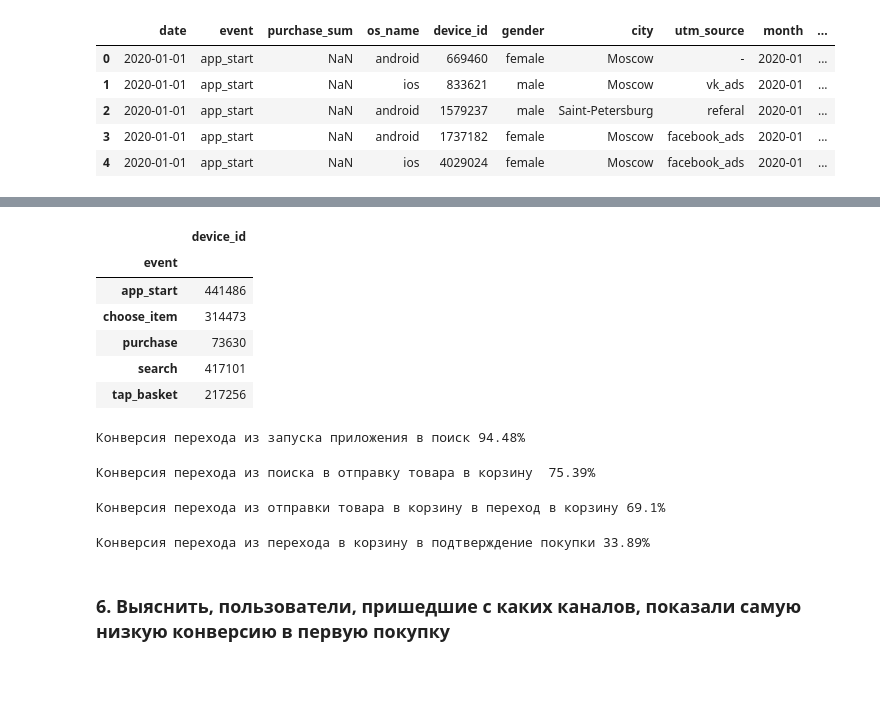
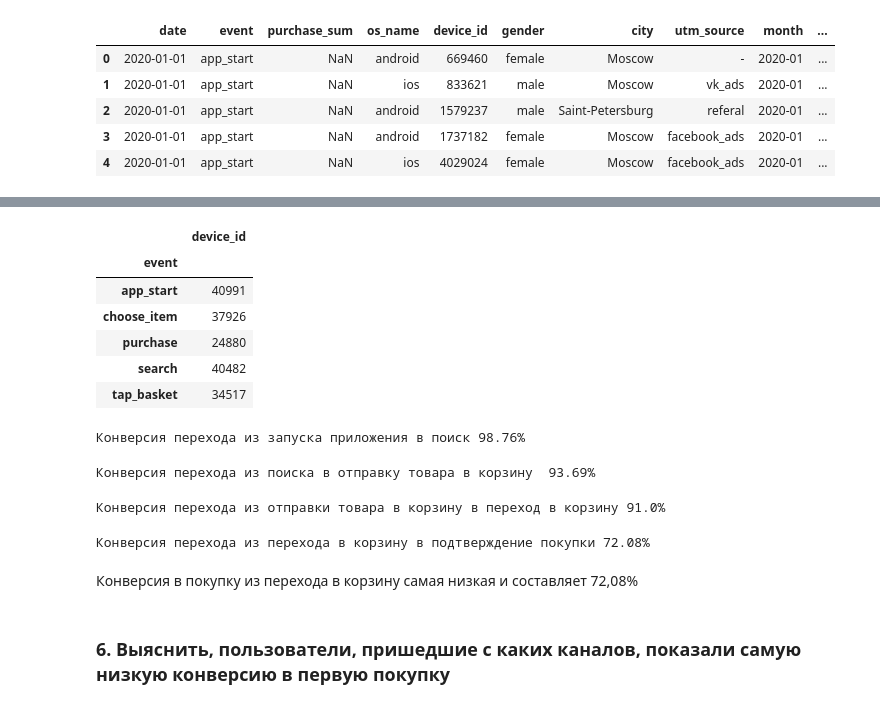
Before and after one commit to vasneva/user_behavior_analysis, a Jupyter notebook: user_behavior.ipynb, the cells around one changed output, grey strips where cells are left out. Cells and saved outputs as stored; diff of their text form; code cells hidden in the pictures; blank space fills up the shorter version.

```diff
--- a/user_behavior.ipynb
+++ b/user_behavior.ipynb
@@ -226,37 +233,39 @@ registered_df.head()
 | 15210 | 2020-01-02 | app_start | NaN | android | 15248490 | male | Moscow | facebook_ads | 2020-01 | ... |
 | 15214 | 2020-01-02 | app_start | NaN | ios | 25617659 | male | Moscow | vk_ads | 2020-01 | ... |
 # %%
-reg_sum = registered_df.groupby('event').agg({'device_id':'count'})
+reg_sum = registered_df.groupby('event').agg({'device_id':'nunique'})
 reg_sum
 # %% [output]
 |  | device_id |
 | event |  |
-| app_start | 441486 |
-| choose_item | 314473 |
-| purchase | 73630 |
-| search | 417101 |
-| tap_basket | 217256 |
+| app_start | 40991 |
+| choose_item | 37926 |
+| purchase | 24880 |
+| search | 40482 |
+| tap_basket | 34517 |
 # %%
 # app_start >> search >> choose_item >> tap_basket >> purchase
 step_1 = round(reg_sum.loc['search', 'device_id'] / reg_sum.loc['app_start', 'device_id'], 4) * 100
 print(f'Конверсия перехода из запуска приложения в поиск {step_1}%')
 # %% [output]
-Конверсия перехода из запуска приложения в поиск 94.48%
+Конверсия перехода из запуска приложения в поиск 98.76%
 # %%
 step_2 = round(reg_sum.loc['choose_item', 'device_id'] / reg_sum.loc['search', 'device_id'], 4) * 100
 print(f'Конверсия перехода из поиска в отправку товара в корзину  {step_2}%')
 # %% [output]
-Конверсия перехода из поиска в отправку товара в корзину  75.39%
+Конверсия перехода из поиска в отправку товара в корзину  93.69%
 # %%
 step_3 = round(reg_sum.loc['tap_basket', 'device_id'] / reg_sum.loc['choose_item', 'device_id'], 3) * 100
 print(f'Конверсия перехода из отправки товара в корзину в переход в корзину {step_3}%')
 # %% [output]
-Конверсия перехода из отправки товара в корзину в переход в корзину 69.1%
+Конверсия перехода из отправки товара в корзину в переход в корзину 91.0%
 # %%
 step_4 = round(reg_sum.loc['purchase', 'device_id'] / reg_sum.loc['tap_basket', 'device_id'], 4) * 100
 print(f'Конверсия перехода из перехода в корзину в подтверждение покупки {step_4}%')
 # %% [output]
-Конверсия перехода из перехода в корзину в подтверждение покупки 33.89%
+Конверсия перехода из перехода в корзину в подтверждение покупки 72.08%
+# %% [markdown]
+Конверсия в покупку из перехода в корзину самая низкая и составляет 72,08%
 # %% [markdown]
 ### 6. Выяснить, пользователи, пришедшие с каких каналов, показали самую низкую конверсию в первую покупку
 # %%
```
Also changed, not shown: parts of 21 cells of this notebook.
